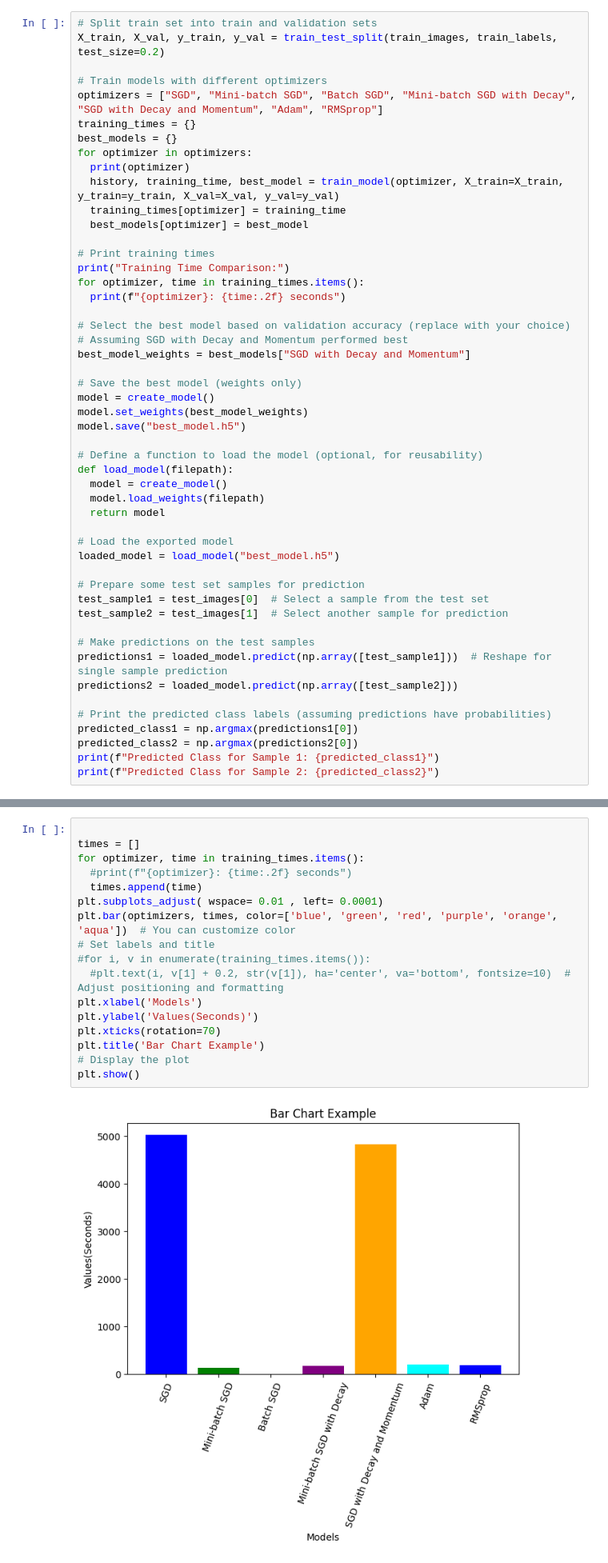
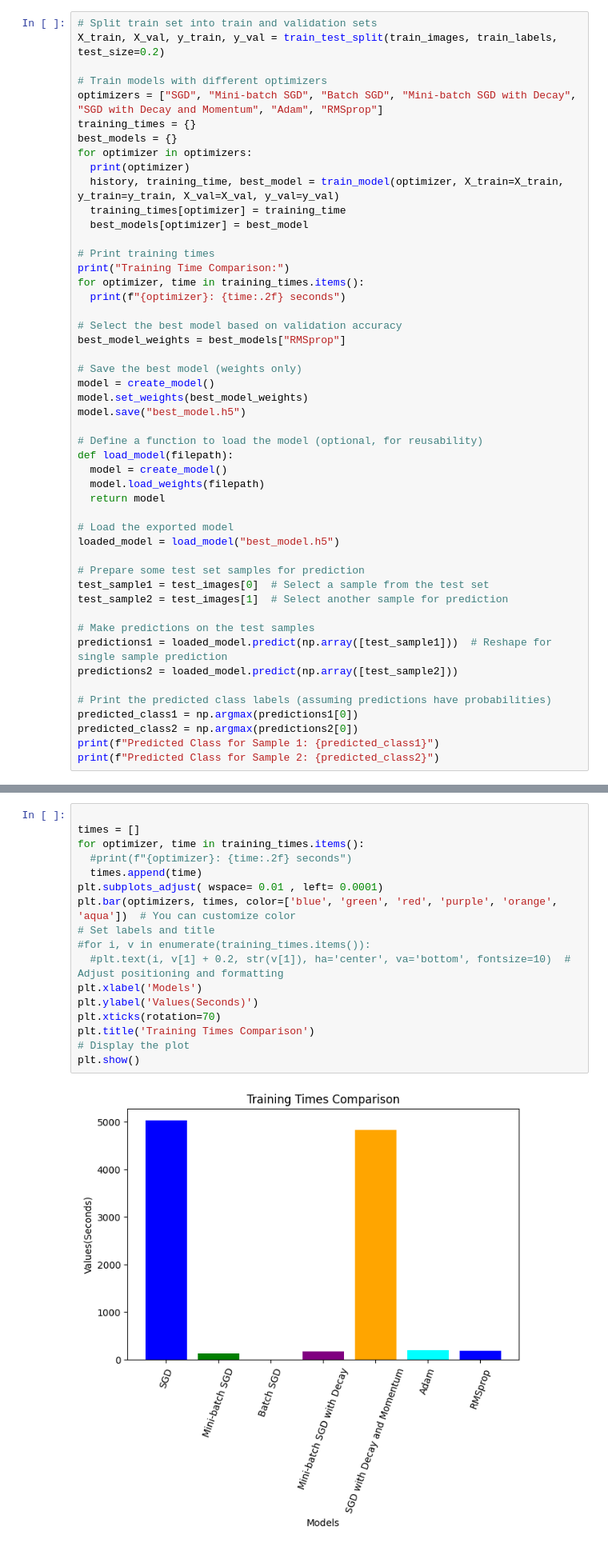
Before and after one commit to AyoubFrihaoui/Deep-Learning-Labs, a Jupyter notebook: Lab 2 - ANN MLP 2 hidden layers/lab_notebook.ipynb, the cells around one changed output, grey strips where cells are left out. Shown at 80% size. Drawn from its saved outputs; the diff is of its cells as text.

```diff
--- a/Lab 2 - ANN MLP 2 hidden layers/lab_notebook.ipynb
+++ b/Lab 2 - ANN MLP 2 hidden layers/lab_notebook.ipynb
@@ -99,9 +99,8 @@ print("Training Time Comparison:")
 for optimizer, time in training_times.items():
   print(f"{optimizer}: {time:.2f} seconds")
 
-# Select the best model based on validation accuracy (replace with your choice)
-# Assuming SGD with Decay and Momentum performed best
-best_model_weights = best_models["SGD with Decay and Momentum"]
+# Select the best model based on validation accuracy
+best_model_weights = best_models["RMSprop"]
 
 # Save the best model (weights only)
 model = create_model()
@@ -1035,22 +1034,22 @@ for optimizer in optimizers:
 # %%
 
 times = []
 for optimizer, time in training_times.items():
   #print(f"{optimizer}: {time:.2f} seconds")
   times.append(time)
 plt.subplots_adjust( wspace= 0.01 , left= 0.0001)
 plt.bar(optimizers, times, color=['blue', 'green', 'red', 'purple', 'orange', 'aqua'])  # You can customize color
 # Set labels and title
 #for i, v in enumerate(training_times.items()):
   #plt.text(i, v[1] + 0.2, str(v[1]), ha='center', va='bottom', fontsize=10)  # Adjust positioning and formatting
 plt.xlabel('Models')
 plt.ylabel('Values(Seconds)')
 plt.xticks(rotation=70)
-plt.title('Bar Chart Example')
+plt.title('Training Times Comparison')
 # Display the plot
 plt.show()
 # %% [output]
-[figure, old version]
+[figure, new version]
 # %%
 
 #plt.plot(models_history[optimizer]['loss'], label=f'Training Loss ({optimizer})')
```
Also changed, not shown: parts of 7 cells of this notebook.
